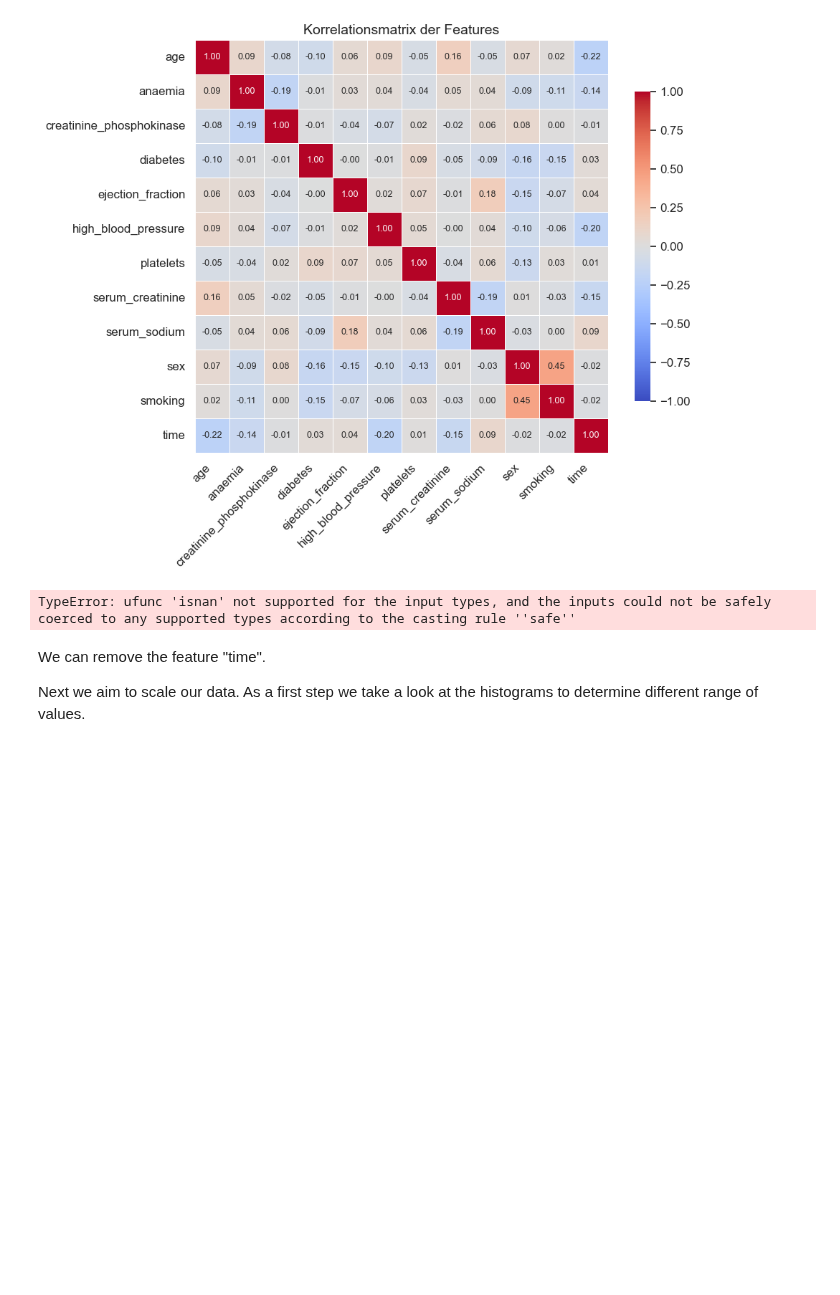
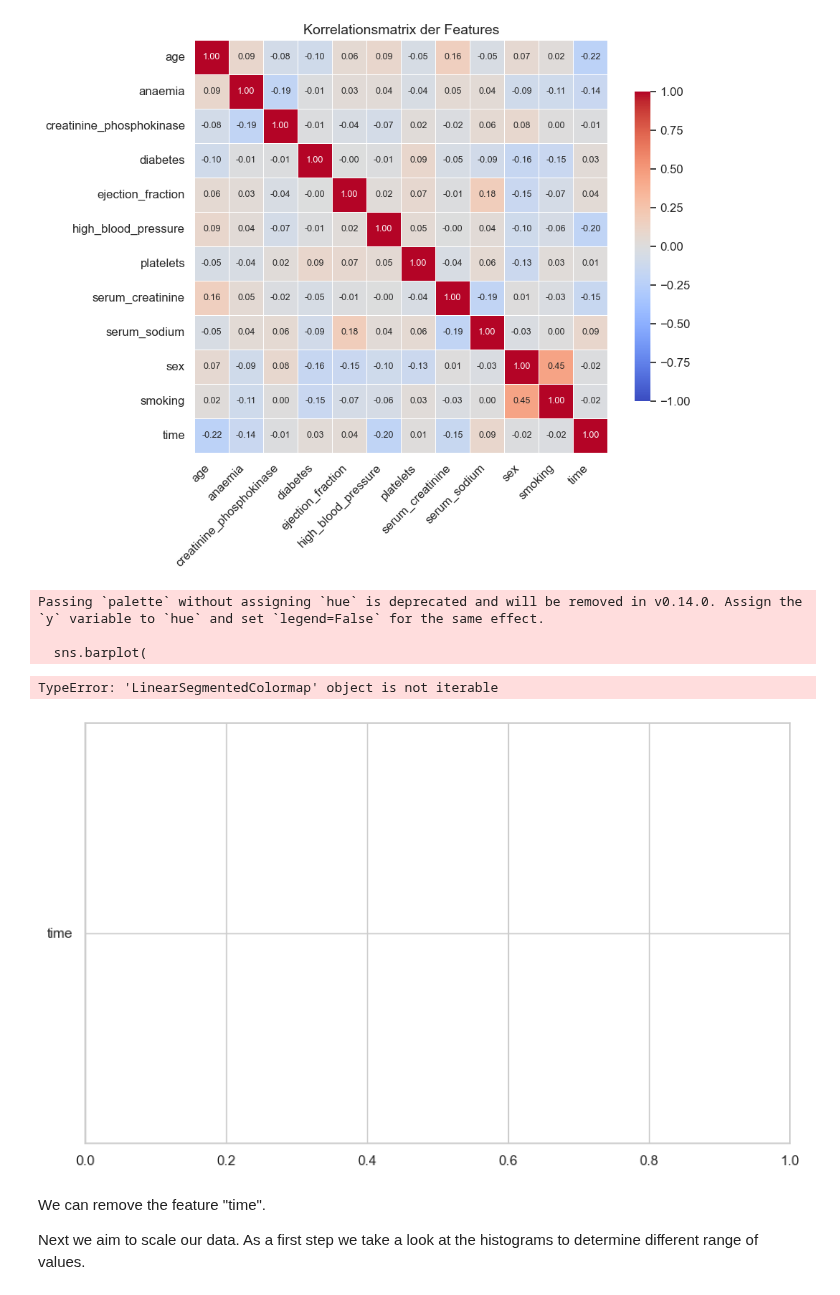
Before and after one commit to FelixFritz02/MasterKL, a Jupyter notebook: AI Numerics/Data Challenge/preprocessing.ipynb, the cells around one changed output. Saved outputs shown, nothing was run; the diff lists cells and outputs as text; code cells hidden in the pictures; blank space fills up the shorter version.

```diff
--- a/AI Numerics/Data Challenge/preprocessing.ipynb
+++ b/AI Numerics/Data Challenge/preprocessing.ipynb
@@ -93,24 +93,63 @@ plt.show()
 # %% [output]
 [figure]
 # %%
-correlations = X.corrwith(y)
 from scipy.stats import pointbiserialr
 
+# 1. y als Series
+y_new = y.iloc[:, 0]
+
+# 2. Point-Biserial Korrelationswerte berechnen (für jede Spalte in X)
 correlations = {}
 for col in X.columns:
-    corr, _ = pointbiserialr(X[col], y)
-    correlations[col] = corr
-correlations_series = pd.Series(correlations).sort_values(key=lambda x: x.abs(), ascending=False)
+    try:
+        corr, pval = pointbiserialr(X[col], y_new)
+        if not np.isnan(corr):
+            correlations[col] = corr
+    except Exception as e:
+        print(f"Fehler bei {col}: {e}")
 
+correlations = pd.Series(correlations).sort_values(key=lambda x: x.abs(), ascending=False)
+
+# 3. Plot mit seaborn
+sns.set(style="whitegrid")
 plt.figure(figsize=(10, 6))
-sns.barplot(x=correlations_series.values, y=correlations_series.index, palette="coolwarm")
-plt.xlabel("Punktbiseriale Korrelation mit Zielvariable")
-plt.title("Zusammenhang zwischen Features und Zielvariable")
-plt.axvline(0, color='gray', linestyle='--')
+sns.barplot(
+    x=correlations.values,
+    y=correlations.index,
+    palette=sns.color_palette("coolwarm", as_cmap=True),
+    orient='h'
+)
+plt.title("Point-Biserial Korrelation von Features mit Zielvariable", fontsize=14)
+plt.xlabel("Korrelationskoeffizient", fontsize=12)
+plt.ylabel("Feature", fontsize=12)
 plt.tight_layout()
 plt.show()
+
+y_new = y.iloc[:, 0]
+correlations = X.corrwith(y_new)
+sns.set(style="whitegrid")
+
+# 3. Balkendiagramm
+plt.figure(figsize=(10, 6))
+sns.barplot(
+    x=correlations.values,
+    y=correlations.index,
+    palette=sns.color_palette("coolwarm", as_cmap=True),
+    orient='h')
+
+# 4. Titel und Achsen
+plt.title("Korrelationsstärke von Features mit Zielvariable", fontsize=14)
+plt.xlabel("Korrelationskoeffizient", fontsize=12)
+plt.ylabel("Feature", fontsize=12)
+
+plt.tight_layout()
+plt.show()
 # %% [output]
-TypeError: ufunc 'isnan' not supported for the input types, and the inputs could not be safely coerced to any supported types according to the casting rule ''safe''
+Passing `palette` without assigning `hue` is deprecated and will be removed in v0.14.0. Assign the `y` variable to `hue` and set `legend=False` for the same effect.
+
+  sns.barplot(
+TypeError: 'LinearSegmentedColormap' object is not iterable
+[figure, added]
 # %% [markdown]
 We can remove the feature "time".
 
```
